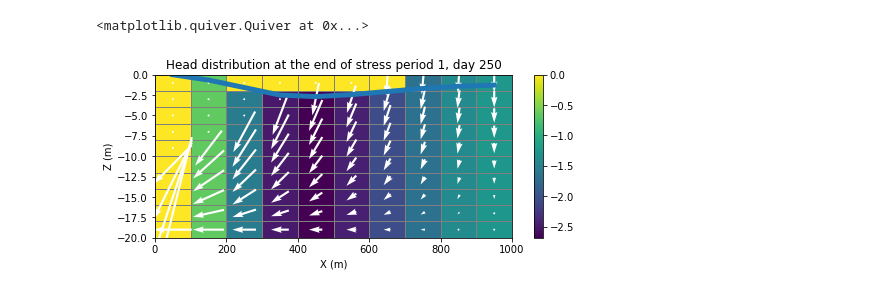
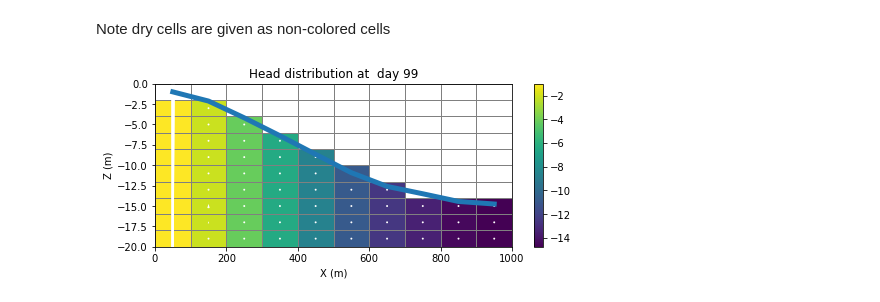
Before and after one commit to chenmingzhang/CIVI4140_UQ, a Jupyter notebook: Q1_flopy/Q1_notebook_notation_update_3.ipynb, the cells around one changed output. Cells and saved outputs as stored; diff of their text form; code cells hidden in the pictures.

```diff
--- a/Q1_flopy/Q1_notebook_notation_update_3.ipynb
+++ b/Q1_flopy/Q1_notebook_notation_update_3.ipynb
@@ -226,9 +157,5 @@ times_headobj = headobj.get_times()
 cbbobj = bf.CellBudgetFile(modelname+'.cbc')
 times_cbbobj = cbbobj.get_times()
 # beginning of the first stress period
-# end of the first stress period
-#times_output_list_day = [100.0, 101.0, 201.0,251]
-#times_output_list_day = [100/2, 200.0/2, 300/2]
-#times_output_list_day = [100, 200.0, 300]
-#times_output_list_day = [50, 150.0, 250]
-times_output_list_day = [99, 101.0, 201,250]
+times_output_list_day = [99, 101.0, 150,199,201,250,299]
+print(times_cbbobj)
@@ -235,17 +188,18 @@ times_output_list_day = [99, 101.0, 201,250]
 # %%
-fig = plt.figure(figsize=(8, 3))
-ax  = fig.add_subplot(1, 1, 1)
-t   = ax.set_title('Head distribution at the end of stress period 1, day %i' %(times_output_list_day[0]))
-head = headobj.get_data(totim=times_output_list_day[0])
-modeLx_msect = flopy.plot.PlotCrossSection(model=mf, line={'Row': 0})
-arr = modeLx_msect.plot_array(head)
-grd = modeLx_msect.plot_grid()
-ax.plot(dis.get_node_coordinates()[1] , head[-1,0,:], linewidth=5.0)
-plt.colorbar(arr, shrink=1, ax=ax)
-ax.set_xlabel('X (m)')
-ax.set_ylabel('Z (m)')
-times = cbbobj.get_times()
-qx = cbbobj.get_data(text="flow right face", totim=times_output_list_day[0])[0]
-qy = np.zeros((nlay, nrow, ncol), dtype=float)
-qz = cbbobj.get_data(text="flow lower face", totim=times_output_list_day[0])[0]
-modeLx_msect.plot_vector(qx, qy, -qz, color="white", kstep=1, hstep=1)
+def plot_head_distribution_watertable(output_time_index = 1):
+    fig = plt.figure(figsize=(8, 3))
+    ax  = fig.add_subplot(1, 1, 1)
+    t   = ax.set_title('Head distribution at  day %i' %(times_output_list_day[output_time_index]))
+    head = headobj.get_data(totim=times_output_list_day[output_time_index])
+    modeLx_msect = flopy.plot.PlotCrossSection(model=mf, line={'Row': 0})
+    arr = modeLx_msect.plot_array(head,masked_values= [head_dry_m])
+    grd = modeLx_msect.plot_grid()
+    ax.plot(dis.get_node_coordinates()[1] , head[-1,0,:], linewidth=5.0,)
+    plt.colorbar(arr, shrink=1, ax=ax)
+    ax.set_xlabel('X (m)')
+    ax.set_ylabel('Z (m)')
+    times = cbbobj.get_times()
+    qx = cbbobj.get_data(text="flow right face", totim=times[output_time_index])[0]
+    qy = np.zeros((nlay, nrow, ncol), dtype=float)
+    qz = cbbobj.get_data(text="flow lower face", totim=times[output_time_index])[0]
+    modeLx_msect.plot_vector(qx, qy, -qz, color="white", kstep=1, hstep=1)
@@ -300,24 +206,6 @@ modeLx_msect.plot_vector(qx, qy, -qz, color="white", kstep=1, hstep=1)
-# %%
-#CMsurf = ax.plot_surface(modeLx_msect.xcenters, modeLx_msect.xcenters, head[:,0,:], cmap=cm.coolwarm,
-#CM                       linewidth=0, antialiased=False)
-# %% Plot the Head distribution at the end of stress period 3
-#
-fig = plt.figure(figsize=(8, 3))
-ax  = fig.add_subplot(1, 1, 1)
-t   = ax.set_title('Head distribution at the end of stress period 1, day %i' %(times_output_list_day[3]))
-head = headobj.get_data(totim=times_output_list_day[3])
-modeLx_msect = flopy.plot.PlotCrossSection(model=mf, line={'Row': 0})
-arr = modeLx_msect.plot_array(head)
-grd = modeLx_msect.plot_grid()
-ax.plot(dis.get_node_coordinates()[1] , head[-1,0,:], linewidth=5.0,)
-plt.colorbar(arr, shrink=1, ax=ax)
-ax.set_xlabel('X (m)')
-ax.set_ylabel('Z (m)')
-times = cbbobj.get_times()
-qx = cbbobj.get_data(text="flow right face", totim=times[5])[0]
-qy = np.zeros((nlay, nrow, ncol), dtype=float)
-qz = cbbobj.get_data(text="flow lower face", totim=times[5])[0]
-modeLx_msect.plot_vector(qx, qy, -qz, color="white", kstep=1, hstep=1)
-# %% [output]
-<matplotlib.quiver.Quiver at 0x...>
-[figure, removed]
+# %% [markdown]
+Note dry cells are given as non-colored cells
+# %%
+plot_head_distribution_watertable(output_time_index = 0)
+# %% [output]
+[figure, added]
```
Also changed, not shown: parts of 40 cells of this notebook.
